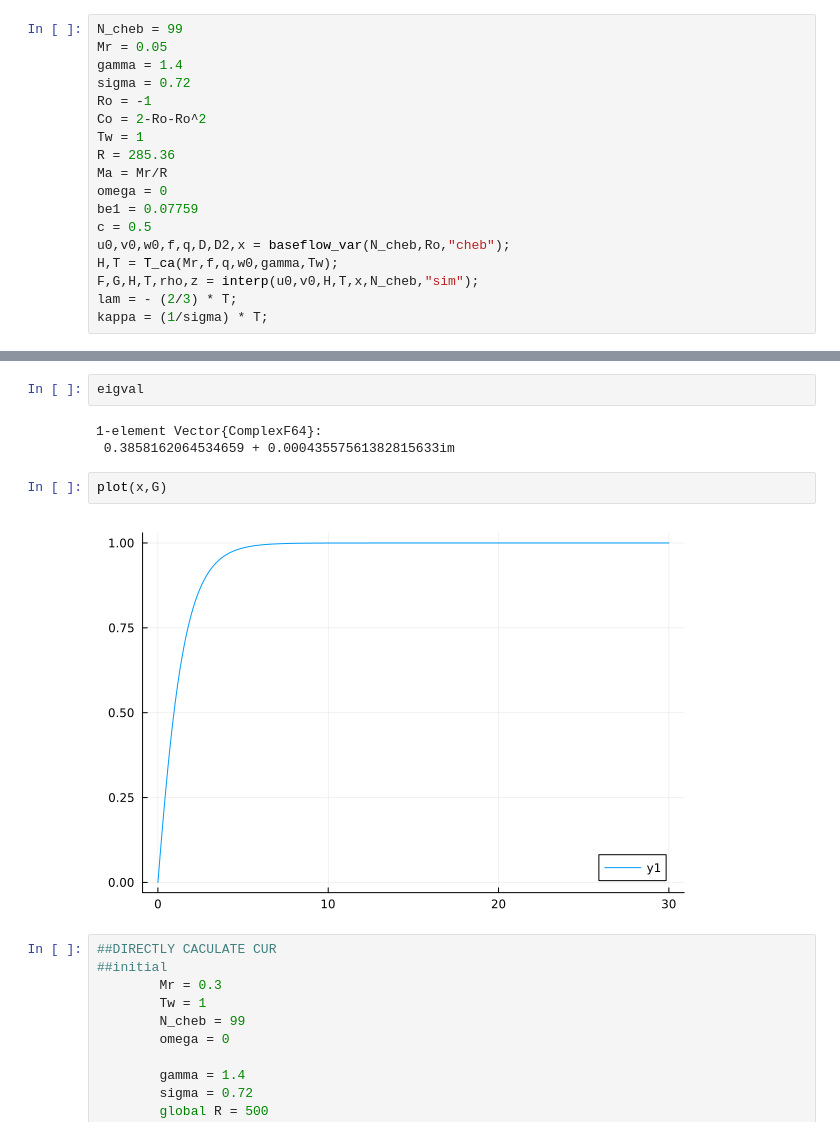
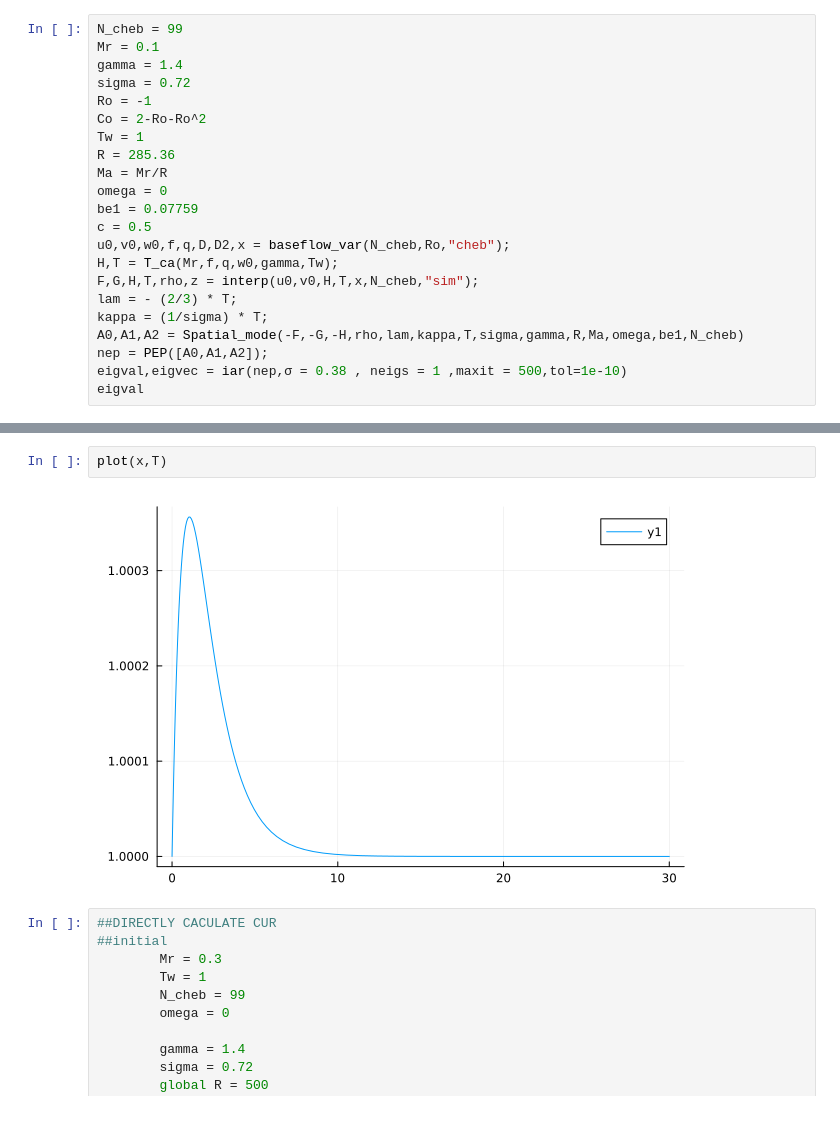
Before and after one commit to HaojieZhang917/compressible_bek, a Jupyter notebook: compress/BEK/Ro=0.313/CRD_STA_CACU.ipynb, the cells around one changed output, grey strips where cells are left out. Cells and saved outputs as stored; diff of their text form.

```diff
--- a/compress/BEK/Ro=0.313/CRD_STA_CACU.ipynb
+++ b/compress/BEK/Ro=0.313/CRD_STA_CACU.ipynb
@@ -7,7 +7,7 @@ using NonlinearEigenproblems
 using DelimitedFiles
 # %%
 N_cheb = 99
-Mr = 0.05
+Mr = 0.1
 gamma = 1.4
 sigma = 0.72
 Ro = -1
@@ -23,3 +23,7 @@ H,T = T_ca(Mr,f,q,w0,gamma,Tw);
 F,G,H,T,rho,z = interp(u0,v0,H,T,x,N_cheb,"sim");
 lam = - (2/3) * T;
 kappa = (1/sigma) * T;
+A0,A1,A2 = Spatial_mode(-F,-G,-H,rho,lam,kappa,T,sigma,gamma,R,Ma,omega,be1,N_cheb)
+nep = PEP([A0,A1,A2]);
+eigval,eigvec = iar(nep,σ = 0.38 , neigs = 1 ,maxit = 500,tol=1e-10)
+eigval
@@ -32,12 +33,7 @@ eigval,eigvec = iar(nep,σ = 0.38 , neigs = 1 ,maxit = 500,tol=1e-10)
-# %%
-eigval
-# %% [output]
-1-element Vector{ComplexF64}:
- 0.3858162064534659 + 0.00043557561382815633im
 # %%
-plot(x,G)
+plot(x,T)
 # %% [output]
-[figure, old version]
+[figure, new version]
 # %%
 ##DIRECTLY CACULATE CUR
 ##initial
```
Also changed, not shown: parts of 3 cells of this notebook, 4 other files.
